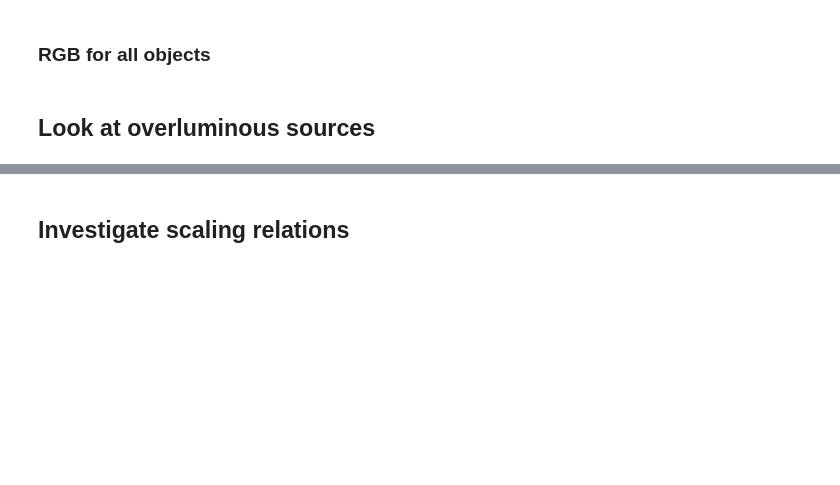
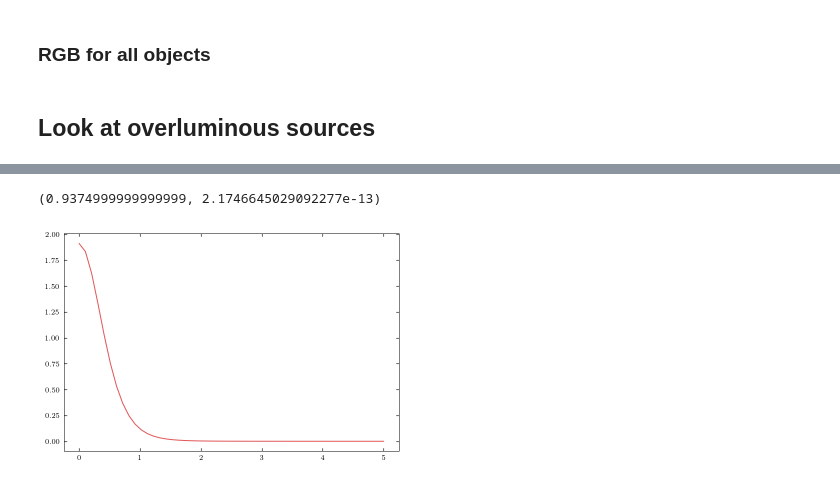
Before and after one commit to fschmnn/pnlf, a Jupyter notebook: notebooks/PHANGS_data.ipynb, the cells around one changed output, grey strips where cells are left out. Saved outputs shown, nothing was run; the diff lists cells and outputs as text; code cells hidden in the pictures; blank space fills up the shorter version.

```diff
--- a/notebooks/PHANGS_data.ipynb
+++ b/notebooks/PHANGS_data.ipynb
@@ -822,2 +615,0 @@ plt.show()
-# %% [markdown]
-## Investigate scaling relations
@@ -834,0 +616,15 @@ import pandas as pd
+# %%
+def Moffat(r,alpha,beta):
+
+    return 2 * (beta-1)/(np.pi*alpha**2) * (1+(r/alpha)**2)**(-beta)
+
+alpha, beta = 1,4
+
+r = np.linspace(0,5)
+
+plt.plot(r,Moffat(r,alpha,beta))
+
+print(quad(Moffat,0,1e3,args=(alpha,beta)))
+# %% [output]
+(0.9374999999999999, 2.1746645029092277e-13)
+[figure, added]
```
Also changed, not shown: parts of 30 cells of this notebook, 10 other files.
